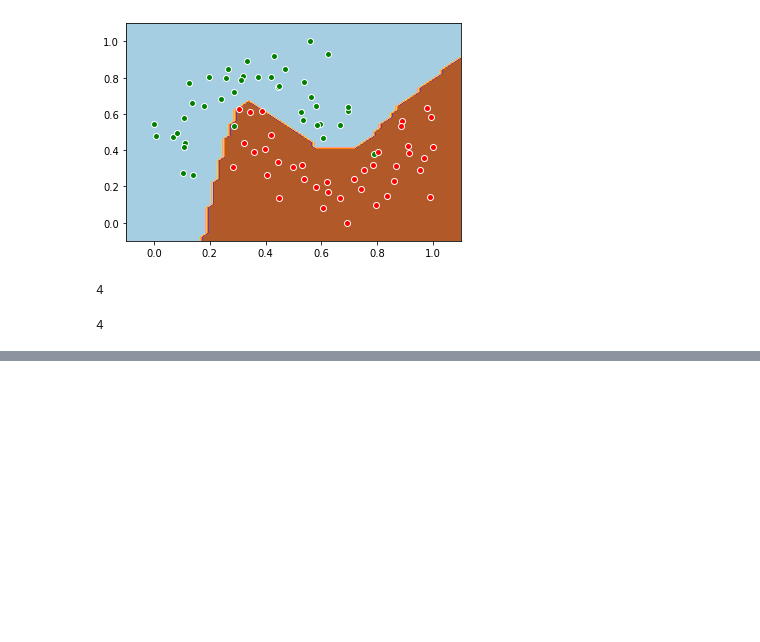
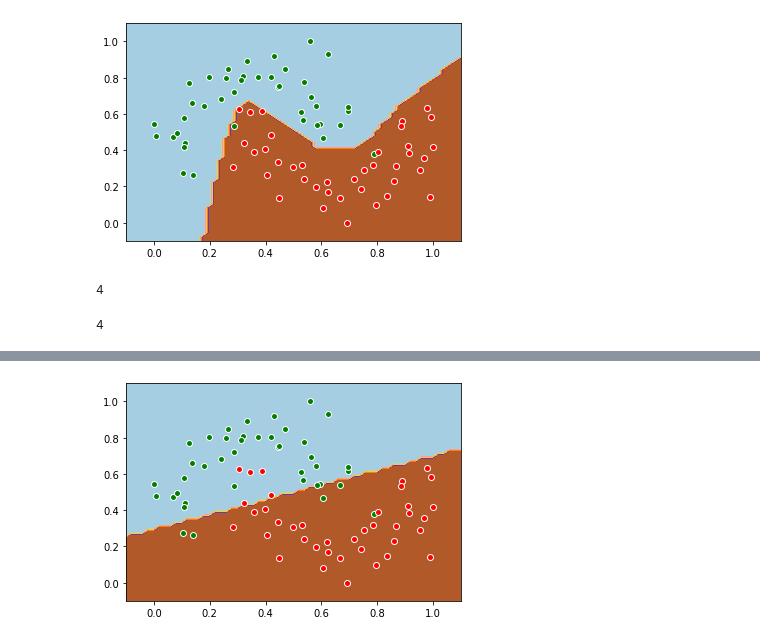
Before and after one commit to ProfAI/machine-learning-modelli-e-algoritmi, a Jupyter notebook: 5 - Reti Neurali/neuralnetworks.ipynb, the cells around one changed output, grey strips where cells are left out. Drawn from its saved outputs; the diff is of its cells as text; code cells hidden in the pictures; blank space fills up the shorter version.

```diff
--- a/5 - Reti Neurali/neuralnetworks.ipynb
+++ b/5 - Reti Neurali/neuralnetworks.ipynb
@@ -90,0 +93,4 @@ len(mlp.intercepts_)
+# %%
+hiddel_layer_size = (100,)*10
+mlp = MLPClassifier(hidden_layer_sizes=hiddel_layer_size, activation="identity", random_state=RANDOM_SEED)
+mlp.fit(X_train, y_train)
@@ -90,0 +124,4 @@ len(mlp.intercepts_)
+# %%
+plot_decision_boundary(mlp, (X_train, y_train))
+# %% [output]
+[figure, added]
```
Also changed, not shown: parts of 3 cells of this notebook.
